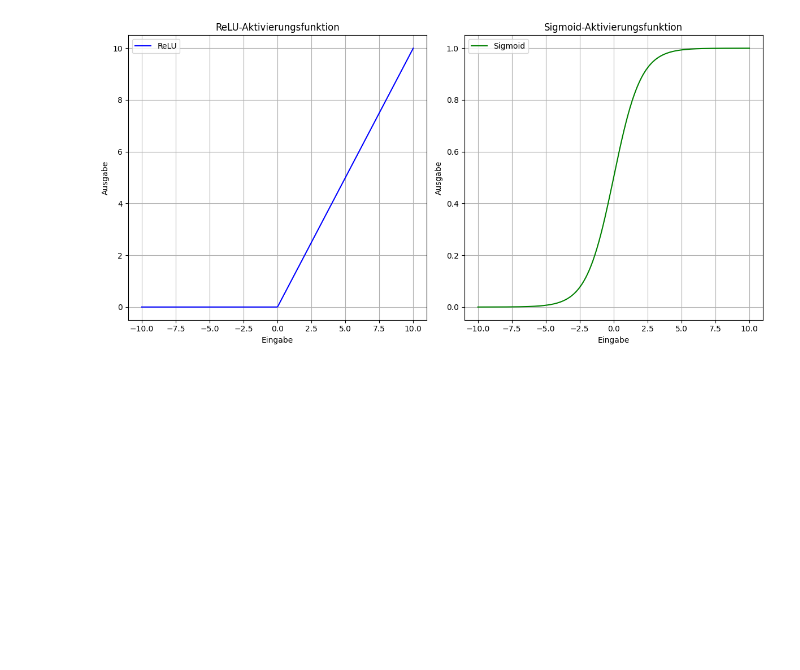
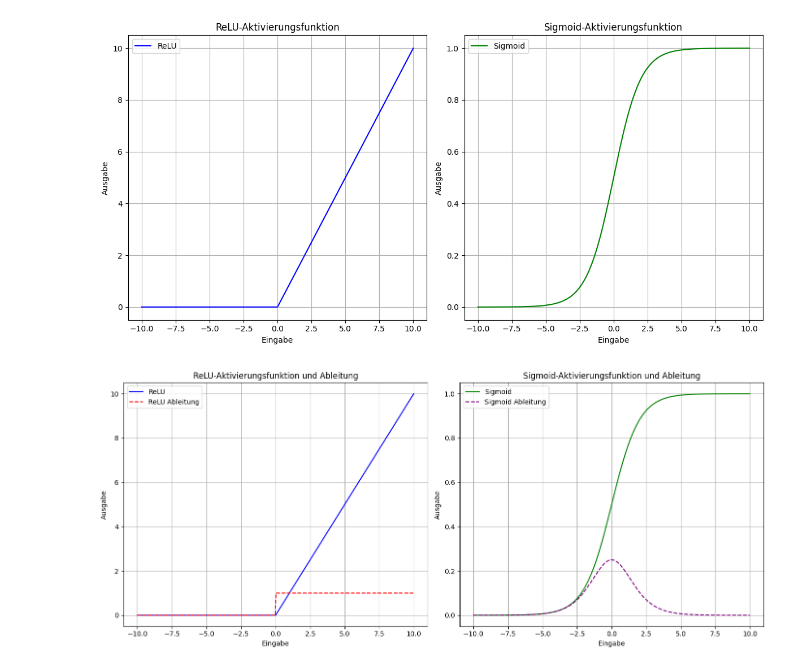
Before and after one commit to RiccardoDAndrea/Bachelor, a Jupyter notebook: RNN.ipynb, the cells around one changed output. Drawn from its saved outputs; the diff is of its cells as text; code cells hidden in the pictures; blank space fills up the shorter version.

```diff
--- a/RNN.ipynb
+++ b/RNN.ipynb
@@ -337,3 +337,60 @@ plt.tight_layout()
 plt.show()
 # %% [output]
 [figure]
+# %%
+import numpy as np
+import matplotlib.pyplot as plt
+
+# ReLU-Aktivierungsfunktion und ihre Ableitung
+def relu(x):
+    return np.maximum(0, x)
+
+def relu_derivative(x):
+    return np.where(x > 0, 1, 0)
+
+# Sigmoid-Aktivierungsfunktion und ihre Ableitung
+def sigmoid(x):
+    return 1 / (1 + np.exp(-x))
+
+def sigmoid_derivative(x):
+    s = sigmoid(x)
+    return s * (1 - s)
+
+# Eingabebereich
+x = np.linspace(-10, 10, 400)
+
+# Berechnung der Ausgaben und Ableitungen
+y_relu = relu(x)
+y_relu_derivative = relu_derivative(x)
+y_sigmoid = sigmoid(x)
+y_sigmoid_derivative = sigmoid_derivative(x)
+
+# Erstellung der Grafiken
+fig, axs = plt.subplots(1, 2, figsize=(14, 6))
+
+# ReLU-Grafik und Ableitung
+axs[0].plot(x, y_relu, label='ReLU', color='blue')
+axs[0].plot(x, y_relu_derivative, label='ReLU Ableitung', color='red', linestyle='--')
+axs[0].set_title('ReLU-Aktivierungsfunktion und Ableitung')
+axs[0].set_xlabel('Eingabe')
+axs[0].set_ylabel('Ausgabe')
+axs[0].legend()
+axs[0].grid(True)
+
+# Sigmoid-Grafik und Ableitung
+axs[1].plot(x, y_sigmoid, label='Sigmoid', color='green')
+axs[1].plot(x, y_sigmoid_derivative, label='Sigmoid Ableitung', color='purple', linestyle='--')
+axs[1].set_title('Sigmoid-Aktivierungsfunktion und Ableitung')
+axs[1].set_xlabel('Eingabe')
+axs[1].set_ylabel('Ausgabe')
+axs[1].legend()
+axs[1].grid(True)
+
+plt.tight_layout()
+plt.show()
+
+
+
+fig.savefig('activation_functions_derivatives.png')
+# %% [output]
+[figure, added]
```
Also changed, not shown: 1 other file.
